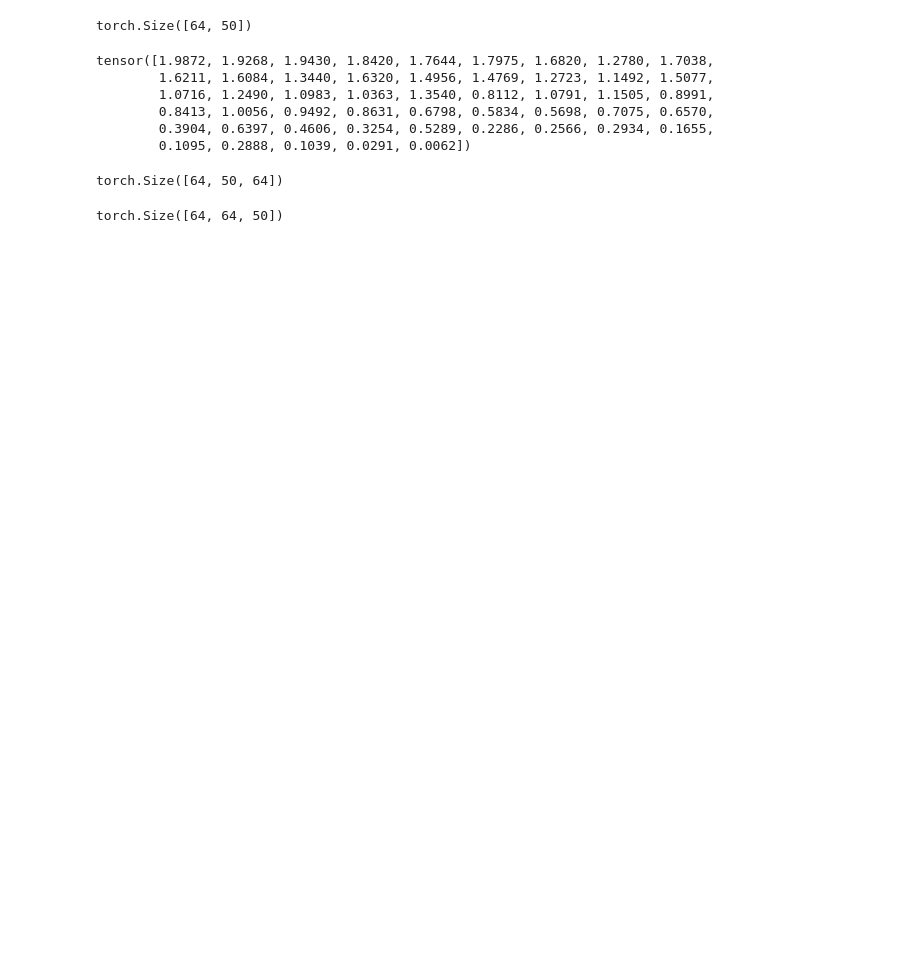
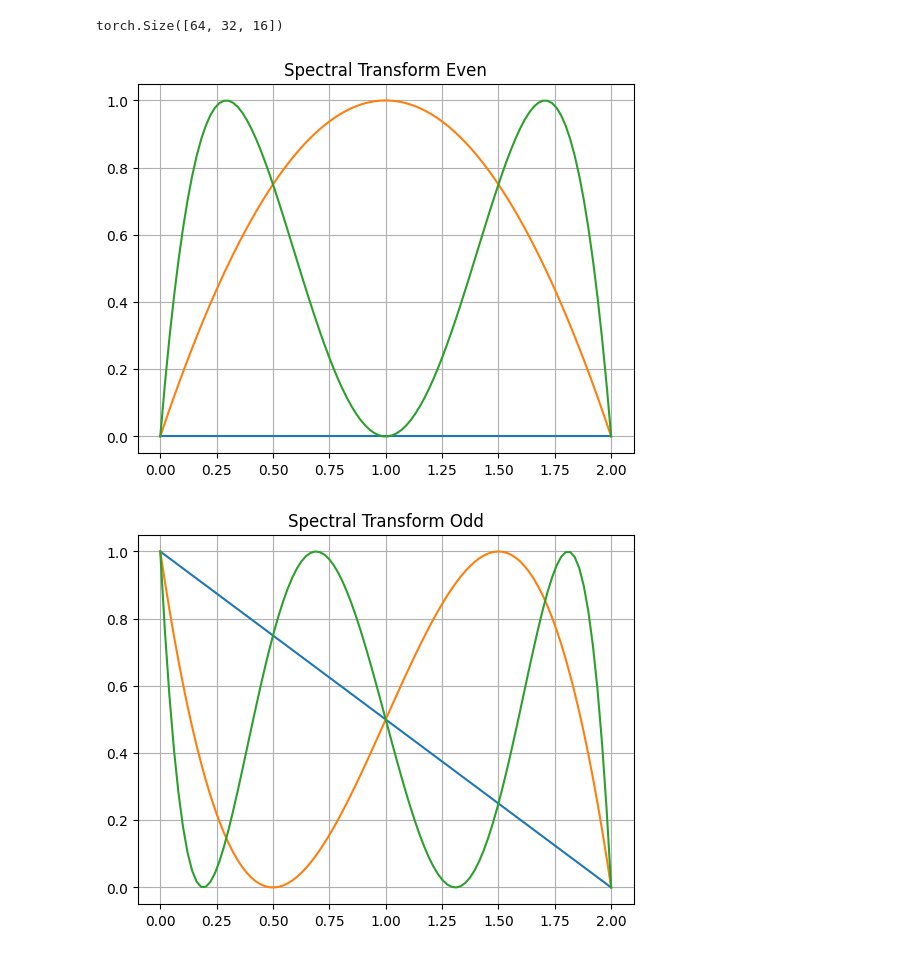
Before and after one commit to GerasimovSergey2001/WaveGC, a Jupyter notebook: demo.ipynb, the cells around one changed output. Saved outputs shown, nothing was run; the diff lists cells and outputs as text; code cells hidden in the pictures; blank space fills up the shorter version.

```diff
--- a/demo.ipynb
+++ b/demo.ipynb
@@ -34 +26,19 @@ torch.Size([64, 50, 64])
+# %%
+eigvs, Us = [], []
+N = 32
+B = 64
+d = 16
+for i in range(B):
+    L = torch.randn((N,N))
+    L = L@L.T
+    eigv, U = torch.linalg.eigh(L)
+    eigvs.append(eigv)
+    Us.append(U)
+eigvs = torch.stack(eigvs)
+Us = torch.stack(Us)
+
+J = 5
+scale = torch.linspace(0.1, 10, J)
+x = torch.randn((B, N, d))*0.1
+eigvs = (2*eigvs/eigvs.max())
 # %%
@@ -38,21 +48,32 @@ torch.Size([2, 10, 10])
-# %%
-eigvs.shape
-# %% [output]
-torch.Size([64, 50])
-# %%
-torch.diag(eigvs)
-# %% [output]
-tensor([1.9872, 1.9268, 1.9430, 1.8420, 1.7644, 1.7975, 1.6820, 1.2780, 1.7038,
-        1.6211, 1.6084, 1.3440, 1.6320, 1.4956, 1.4769, 1.2723, 1.1492, 1.5077,
-        1.0716, 1.2490, 1.0983, 1.0363, 1.3540, 0.8112, 1.0791, 1.1505, 0.8991,
-        0.8413, 1.0056, 0.9492, 0.8631, 0.6798, 0.5834, 0.5698, 0.7075, 0.6570,
-        0.3904, 0.6397, 0.4606, 0.3254, 0.5289, 0.2286, 0.2566, 0.2934, 0.1655,
-        0.1095, 0.2888, 0.1039, 0.0291, 0.0062])
 # %%
-coefs.shape
+wconv = WaveConv(d, 0, 4, scale, K=6, J=5)
+H = wconv(x, Us, eigvs)
-# %% [output]
-torch.Size([64, 50, 64])
-# %%
-coefs.transpose(-2, -1).shape
-# %% [output]
-torch.Size([64, 64, 50])
+# %%
+H.shape
+# %% [output]
+torch.Size([64, 32, 16])
+# %%
+import matplotlib.pyplot as plt
+
+grid = torch.linspace(0, 2, 100)
+cheb = wconv.get_transformed_chebyshev(grid)
+T_even = cheb[::2]
+T_odd = cheb[1::2]
+
+plt.figure()
+plt.title('Spectral Transform Even')
+plt.plot(grid, T_even[0])
+plt.plot(grid, T_even[1])
+plt.plot(grid, T_even[2])
+plt.grid()
+
+plt.figure()
+plt.title('Spectral Transform Odd')
+
+plt.plot(grid, T_odd[0])
+plt.plot(grid, T_odd[1])
+plt.plot(grid, T_odd[2])
+plt.grid();
+# %% [output]
+[figure, added]
+[figure, added]
```
Also changed, not shown: parts of 4 cells of this notebook, 3 other files.
